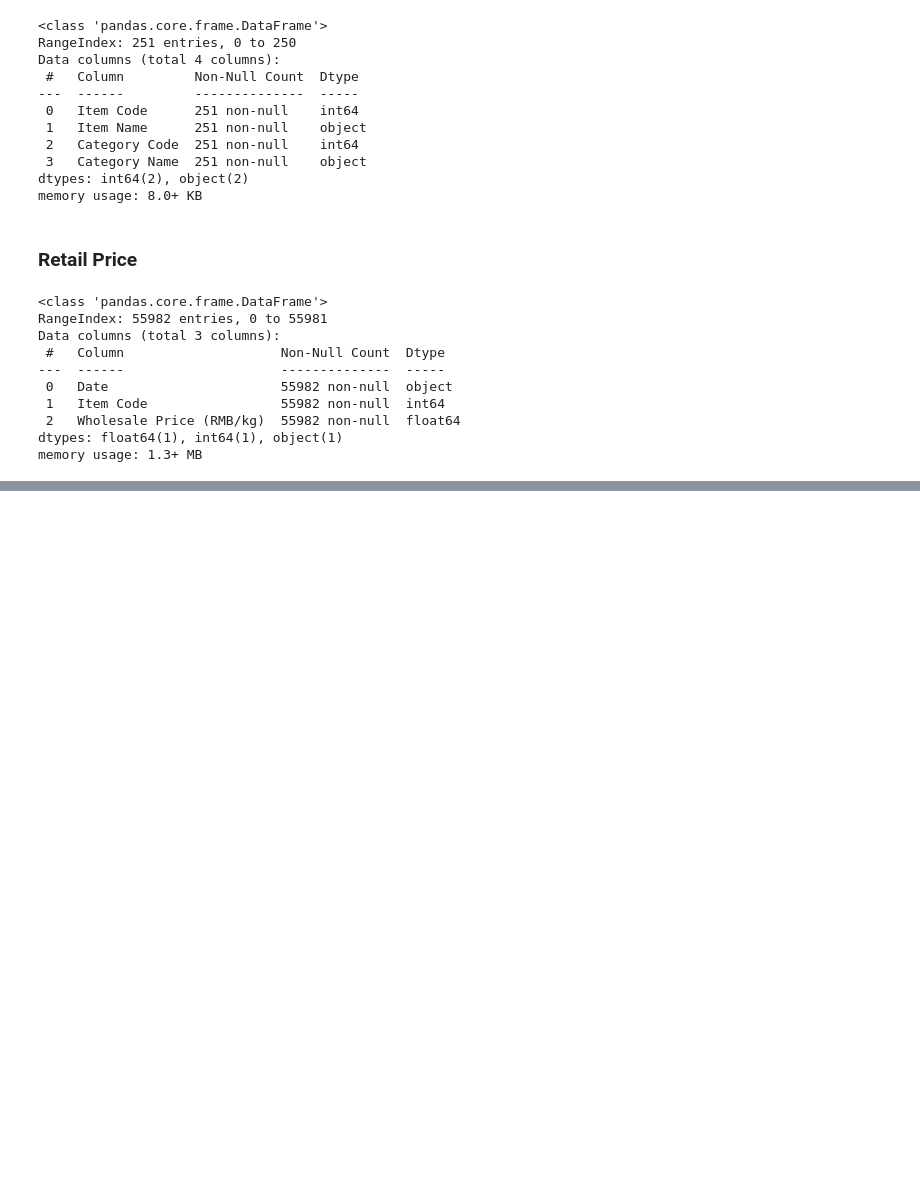
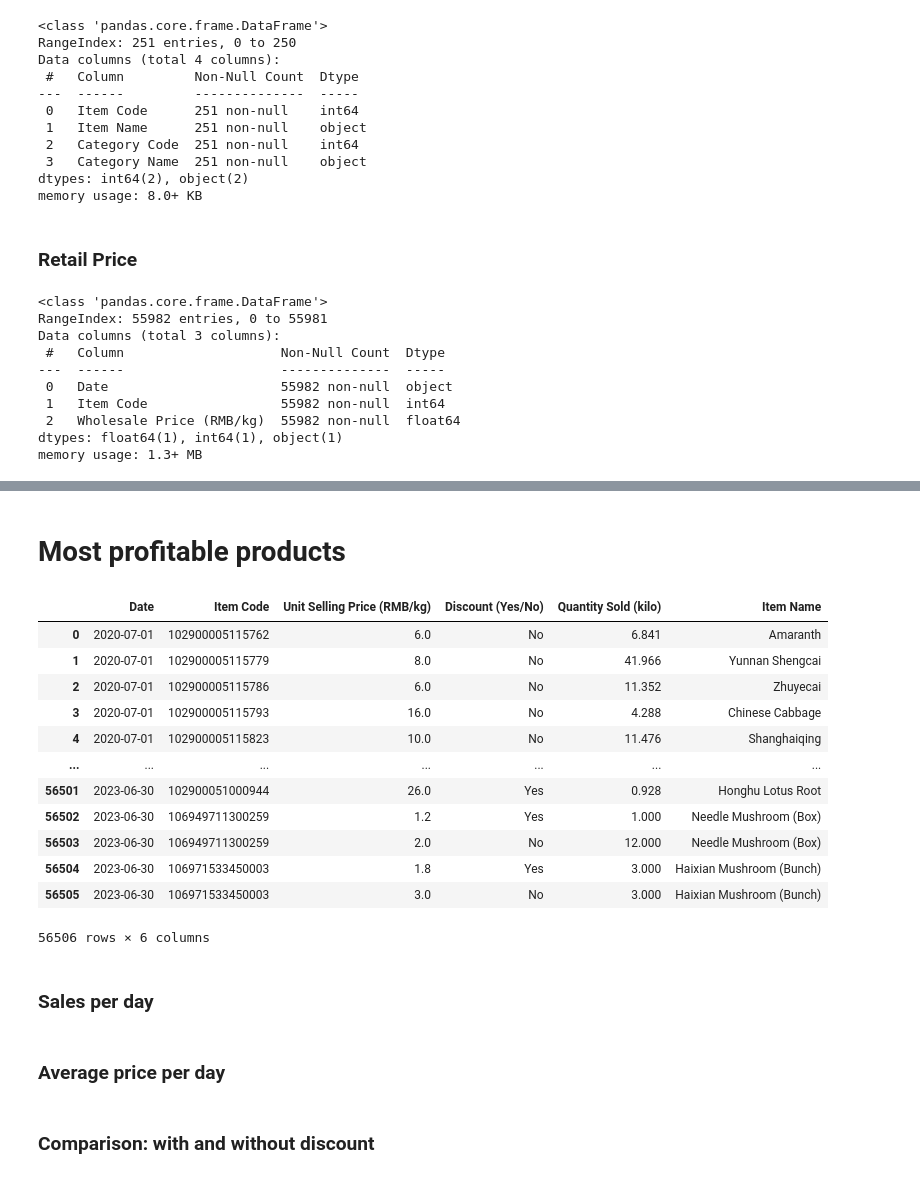
Before and after one commit to sorubadguy/Supermarket_Sales, a Jupyter notebook: supermarket.ipynb, the cells around one changed output, grey strips where cells are left out. Saved outputs shown, nothing was run; the diff lists cells and outputs as text; code cells hidden in the pictures; blank space fills up the shorter version.

```diff
--- a/supermarket.ipynb
+++ b/supermarket.ipynb
@@ -80,0 +208,25 @@ memory usage: 1.3+ MB
+# %% [markdown]
+# Most profitable products
+# %%
+df_profitable = df_sales[df_sales["Sale or Return"] == "sale"].drop(['Time', 'Sale or Return'], axis=1).reset_index()
+df_profitable = df_profitable.drop('index', axis = 1)
+df_profitable = df_profitable.groupby(["Date", "Item Code", "Unit Selling Price (RMB/kg)", "Discount (Yes/No)"], as_index=False)['Quantity Sold (kilo)'].sum().reset_index()
+df_profitable.drop('index', axis=1, inplace=True)
+df_profitable = df_profitable.merge(df_products, on="Item Code", how="left").drop(['Category Code', 'Category Name'], axis=1)
+df_profitable
+# %% [output]
+|  | Date | Item Code | Unit Selling Price (RMB/kg) | Discount (Yes/No) | Quantity Sold (kilo) | Item Name |
+| 0 | 2020-07-01 | 102900005115762 | 6.0 | No | 6.841 | Amaranth |
+| 1 | 2020-07-01 | 102900005115779 | 8.0 | No | 41.966 | Yunnan Shengcai |
+| 2 | 2020-07-01 | 102900005115786 | 6.0 | No | 11.352 | Zhuyecai |
+| 3 | 2020-07-01 | 102900005115793 | 16.0 | No | 4.288 | Chinese Cabbage |
+| 4 | 2020-07-01 | 102900005115823 | 10.0 | No | 11.476 | Shanghaiqing |
+| ... | ... | ... | ... | ... | ... | ... |
+| 56501 | 2023-06-30 | 102900051000944 | 26.0 | Yes | 0.928 | Honghu Lotus Root |
+| 56502 | 2023-06-30 | 106949711300259 | 1.2 | Yes | 1.000 | Needle Mushroom (Box) |
+| 56503 | 2023-06-30 | 106949711300259 | 2.0 | No | 12.000 | Needle Mushroom (Box) |
+| 56504 | 2023-06-30 | 106971533450003 | 1.8 | Yes | 3.000 | Haixian Mushroom (Bunch) |
+| 56505 | 2023-06-30 | 106971533450003 | 3.0 | No | 3.000 | Haixian Mushroom (Bunch) |
+56506 rows × 6 columns
+# %% [markdown]
+### Sales per day
@@ -80,0 +238,2 @@ memory usage: 1.3+ MB
+# %% [markdown]
+### Average price per day
@@ -80,0 +245,2 @@ memory usage: 1.3+ MB
+# %% [markdown]
+### Comparison: with and without discount
```
Also changed, not shown: parts of 16 cells of this notebook, 3 other files.
